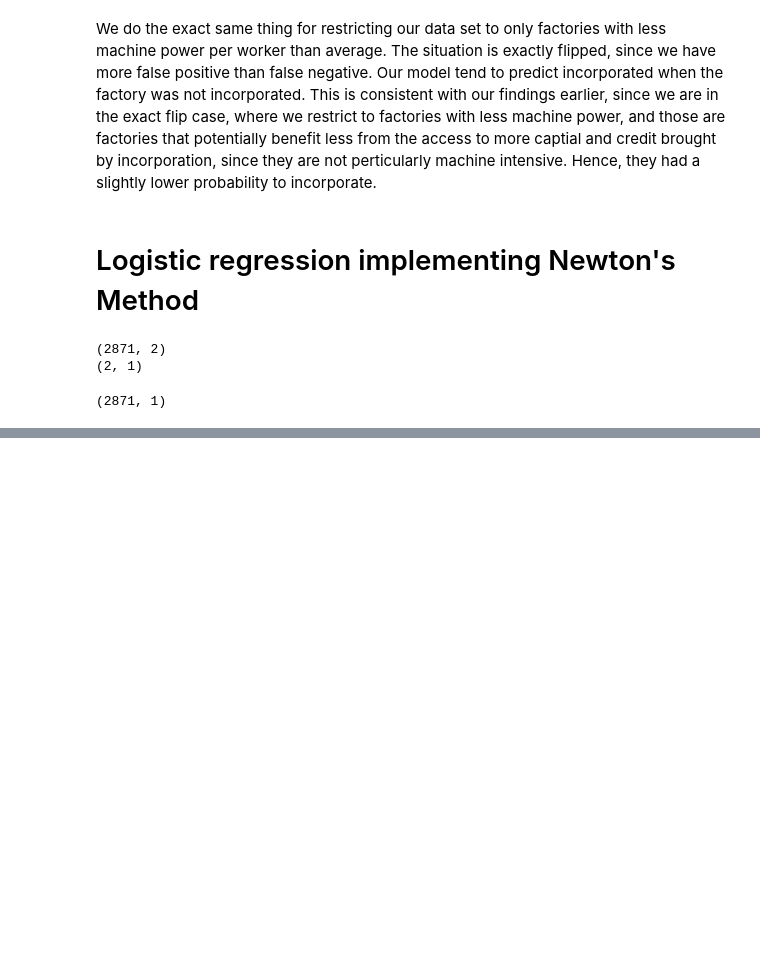
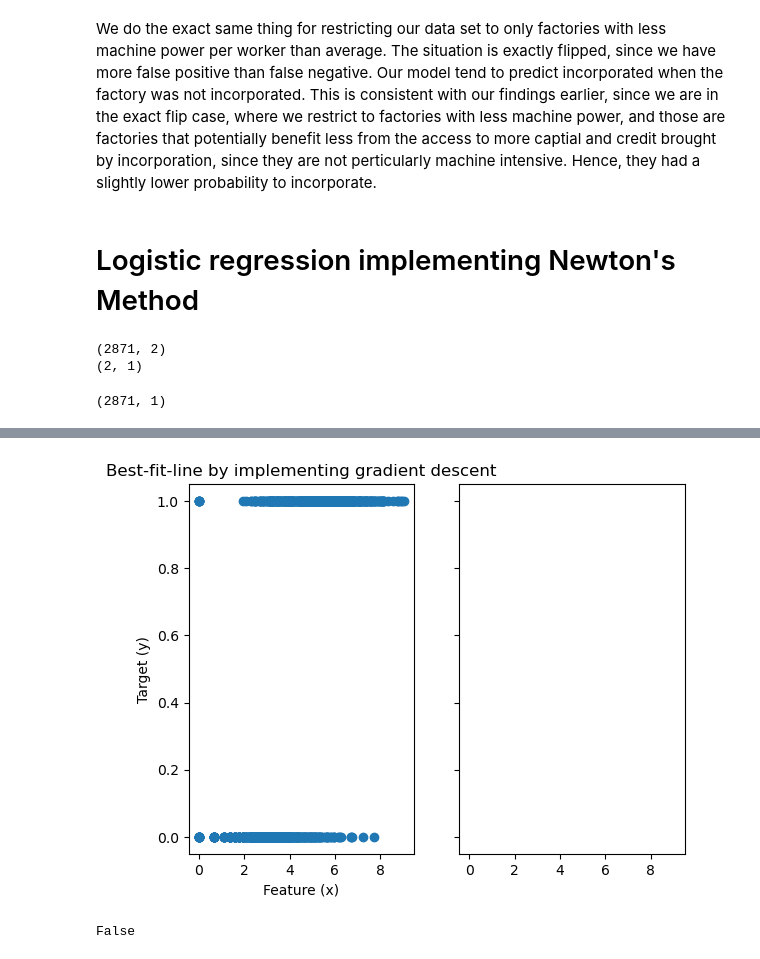
Before and after one commit to Xianzhiwang1/Leet-Code-Project, a Jupyter notebook: posts/final-blog-post/index.ipynb, the cells around one changed output, grey strips where cells are left out. Drawn from its saved outputs; the diff is of its cells as text; code cells hidden in the pictures; blank space fills up the shorter version.

```diff
--- a/posts/final-blog-post/index.ipynb
+++ b/posts/final-blog-post/index.ipynb
@@ -542,0 +536,25 @@ VAR.shape (2871, 2871)
+# %%
+
+# gradient
+
+x = X_test[cols].to_numpy()[:,0]
+fig, axarr = plt.subplots(1, 2, sharex = True, sharey = True)
+axarr[0].scatter(X_test[cols].to_numpy()[:,0], y_test.to_numpy())
+# axarr[0].plot(x, x@FP.beta, color = "black")
+
+# Analytic
+# LR2 = LinearRegression()
+# X_ = LR2.pad(x)
+# LR2.fit_analytic(X_,y)
+
+# axarr[1].scatter(x,y)
+# axarr[1].plot(x, X_@LR2.w, color = "black")
+
+labs = axarr[0].set(title="Best-fit-line by implementing gradient descent", xlabel = "Feature (x)", ylabel = "Target (y)")
+# %% [output]
+[figure, added]
+# %%
+print(isinstance(X_test[cols], np.ndarray))
+X_test = X_test.fillna(0)
+# %% [output]
+False
```
Also changed, not shown: parts of 24 cells of this notebook, 14 other files.
